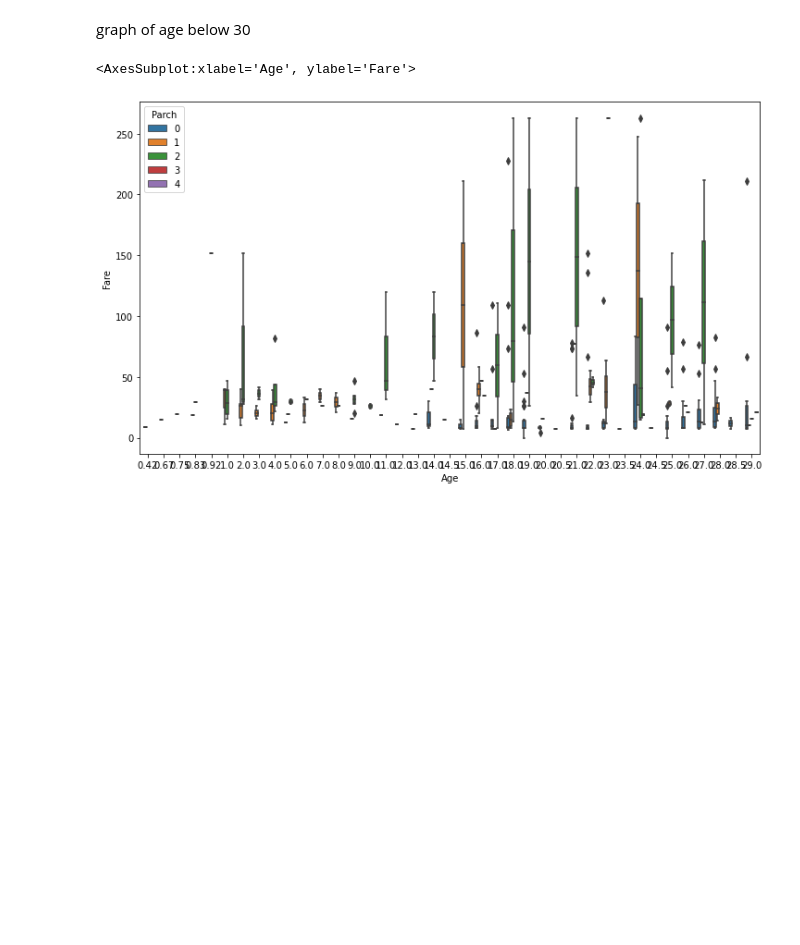
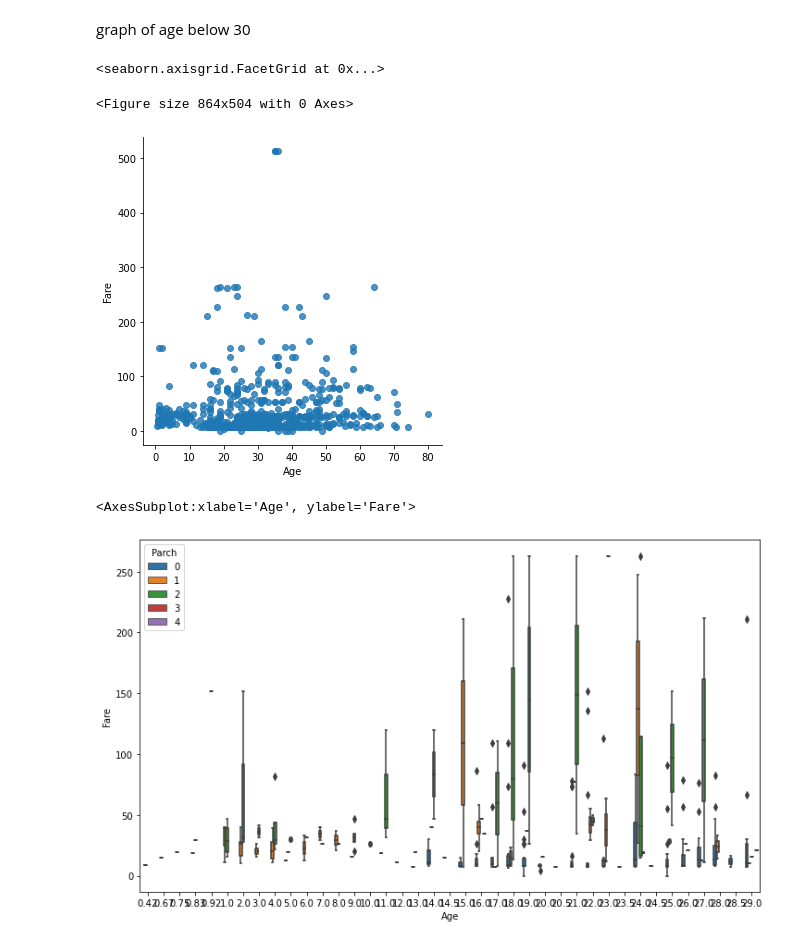
Before and after one commit to ayushi-agarwal02/Titanic-Dataset-analysis-, a Jupyter notebook: Untitled.ipynb, the cells around one changed output. Drawn from its saved outputs; the diff is of its cells as text; code cells hidden in the pictures; blank space fills up the shorter version.

```diff
--- a/Untitled.ipynb
+++ b/Untitled.ipynb
@@ -444,5 +444,13 @@ sns.lmplot(data=data,x='Age',y='Fare')
 # %% [markdown]
 graph of age below 30
+# %%
+#scatterplot withotu regression line
+plt.figure(figsize=[12,7],)
+sns.lmplot(data=data,x='Age',y='Fare',fit_reg=False)
+# %% [output]
+<seaborn.axisgrid.FacetGrid at 0x...>
+<Figure size 864x504 with 0 Axes>
+[figure, added]
 # %%
 #boxplot
 plt.figure(figsize=[12,7],)
```
Also changed, not shown: parts of 1 cell of this notebook.
